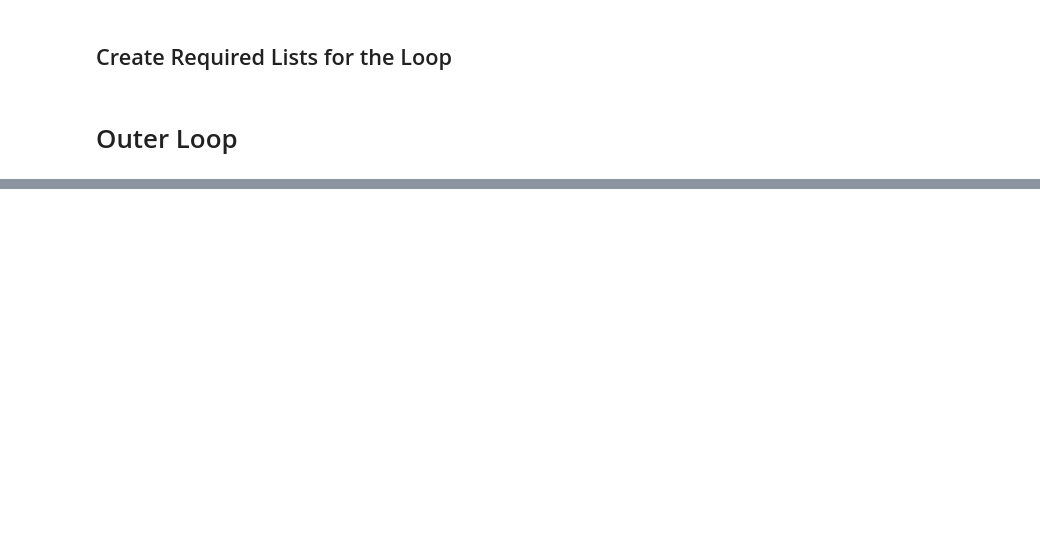
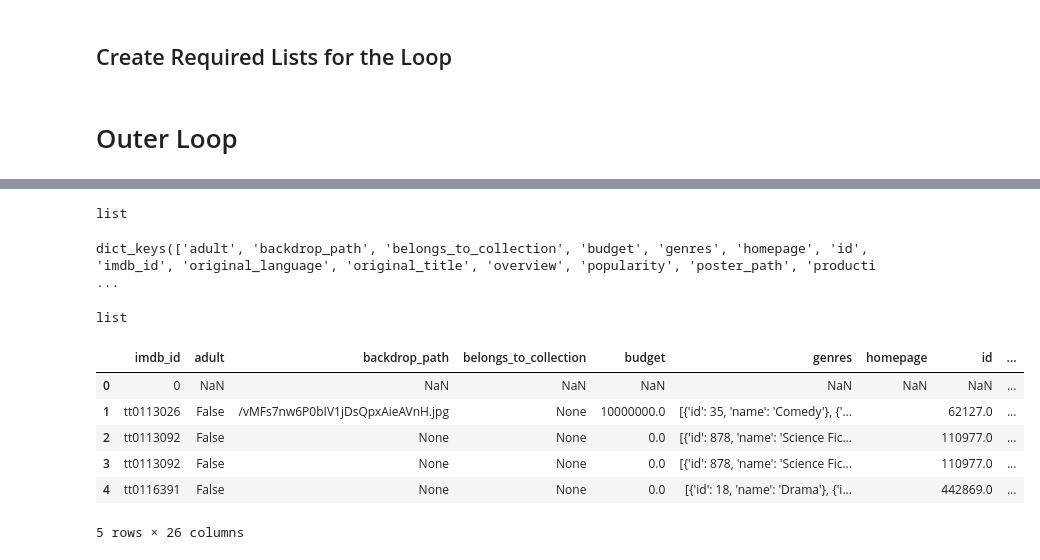
Before and after one commit to AshikSathiya/Project-3, a Jupyter notebook: Part 2 Project 3.ipynb, the cells around one changed output, grey strips where cells are left out. Cells and saved outputs as stored; diff of their text form; code cells hidden in the pictures; blank space fills up the shorter version.

```diff
--- a/Part 2 Project 3.ipynb
+++ b/Part 2 Project 3.ipynb
@@ -19,3 +28,6 @@ os.listdir(FOLDER)
+# %%
+import tmdbsimple as tmdb
+tmdb.API_KEY =  login['api-key']
 # %% [markdown]
 # Functions
 # %% [markdown]
@@ -72,7 +103,7 @@ basics.head()
 ## Create Required Lists for the Loop
 # %%
 #Define a list of the Years to Extract from the API
-YEARS_TO_GET = [2000,2001]
+YEARS_TO_GET = [2000.0,2001.0]
 
 #Define an errors list
 errors = [ ]
@@ -95,7 +126,7 @@ for YEAR in tqdm_notebook(YEARS_TO_GET, desc='YEARS', position=0):
     #Saving new year as the current df
     df = basics.loc[ basics['startYear']==YEAR].copy()
     # saving movie ids to list
-    movie_ids = df['tconst'].copy()
+    movie_ids = df['titleId'].copy()
     movie_ids
 
     # Load existing data from json into a dataframe called "previous_df"
@@ -131,0 +163,34 @@ print(f"- Total errors: {len(errors)}")
+# %%
+import json
+
+
+with open("Data/tmdb_api_results_2000.0.json") as f:
+    jsondata= json.load(f)
+type(jsondata)
+# %% [output]
+list
+# %%
+# what does the first entry of business look like?
+jsondata[1].keys()
+# %% [output]
+dict_keys(['adult', 'backdrop_path', 'belongs_to_collection', 'budget', 'genres', 'homepage', 'id', 'imdb_id', 'original_language', 'original_title', 'overview', 'popularity', 'poster_path', 'producti ...
+# %%
+import json
+
+
+with open("Data/tmdb_api_results_2001.0.json") as f:
+    jsondata1= json.load(f)
+type(jsondata1)
+# %% [output]
+list
+# %%
+two_thousand = pd.DataFrame(jsondata)
+two_thousand.head()
+# %% [output]
+|  | imdb_id | adult | backdrop_path | belongs_to_collection | budget | genres | homepage | id | ... |
+| 0 | 0 | NaN | NaN | NaN | NaN | NaN | NaN | NaN | ... |
+| 1 | tt0113026 | False | /vMFs7nw6P0bIV1jDsQpxAieAVnH.jpg | None | 10000000.0 | [{'id': 35, 'name': 'Comedy'}, {'... |  | 62127.0 | ... |
+| 2 | tt0113092 | False | None | None | 0.0 | [{'id': 878, 'name': 'Science Fic... |  | 110977.0 | ... |
+| 3 | tt0113092 | False | None | None | 0.0 | [{'id': 878, 'name': 'Science Fic... |  | 110977.0 | ... |
+| 4 | tt0116391 | False | None | None | 0.0 | [{'id': 18, 'name': 'Drama'}, {'i... |  | 442869.0 | ... |
+5 rows × 26 columns
```
Also changed, not shown: parts of 19 cells of this notebook, 5 other files.
